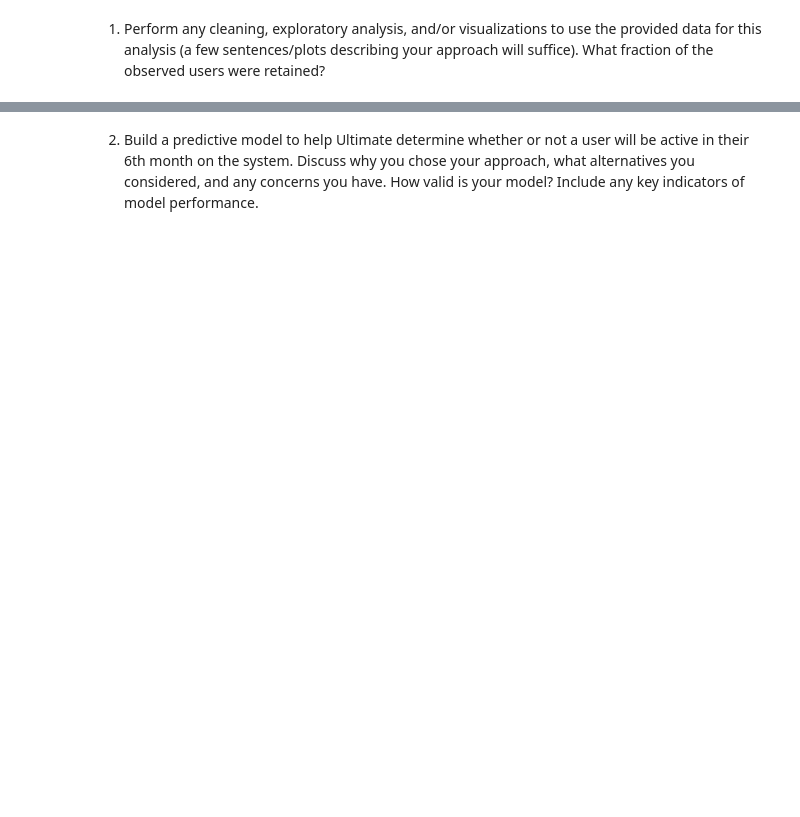
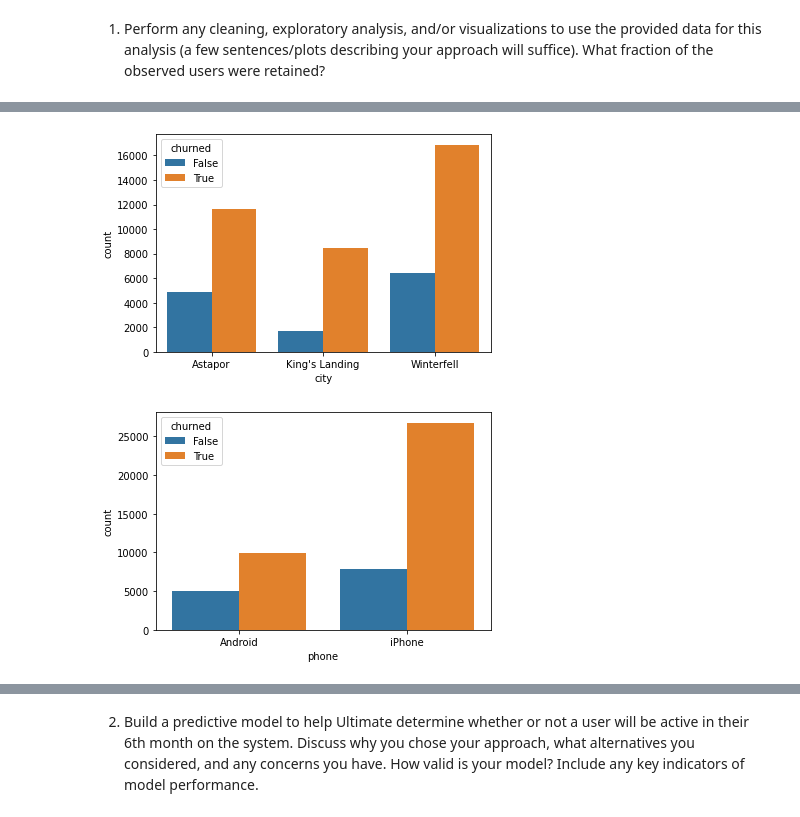
Before and after one commit to allen44/ultimate-challenge, a Jupyter notebook: ultimate-analysis.ipynb, the cells around one changed output, grey strips where cells are left out. Cells and saved outputs as stored; diff of their text form; code cells hidden in the pictures; blank space fills up the shorter version.

```diff
--- a/ultimate-analysis.ipynb
+++ b/ultimate-analysis.ipynb
@@ -252,0 +251,7 @@ TypeError: unsupported operand type(s) for -: 'str' and 'str'
+# %%
+for col in data.select_dtypes('category').columns:
+    plt.figure()
+    sns.countplot(data=data, hue='churned', x=col)
+# %% [output]
+[figure, added]
+[figure, added]
```
Also changed, not shown: parts of 14 cells of this notebook.
